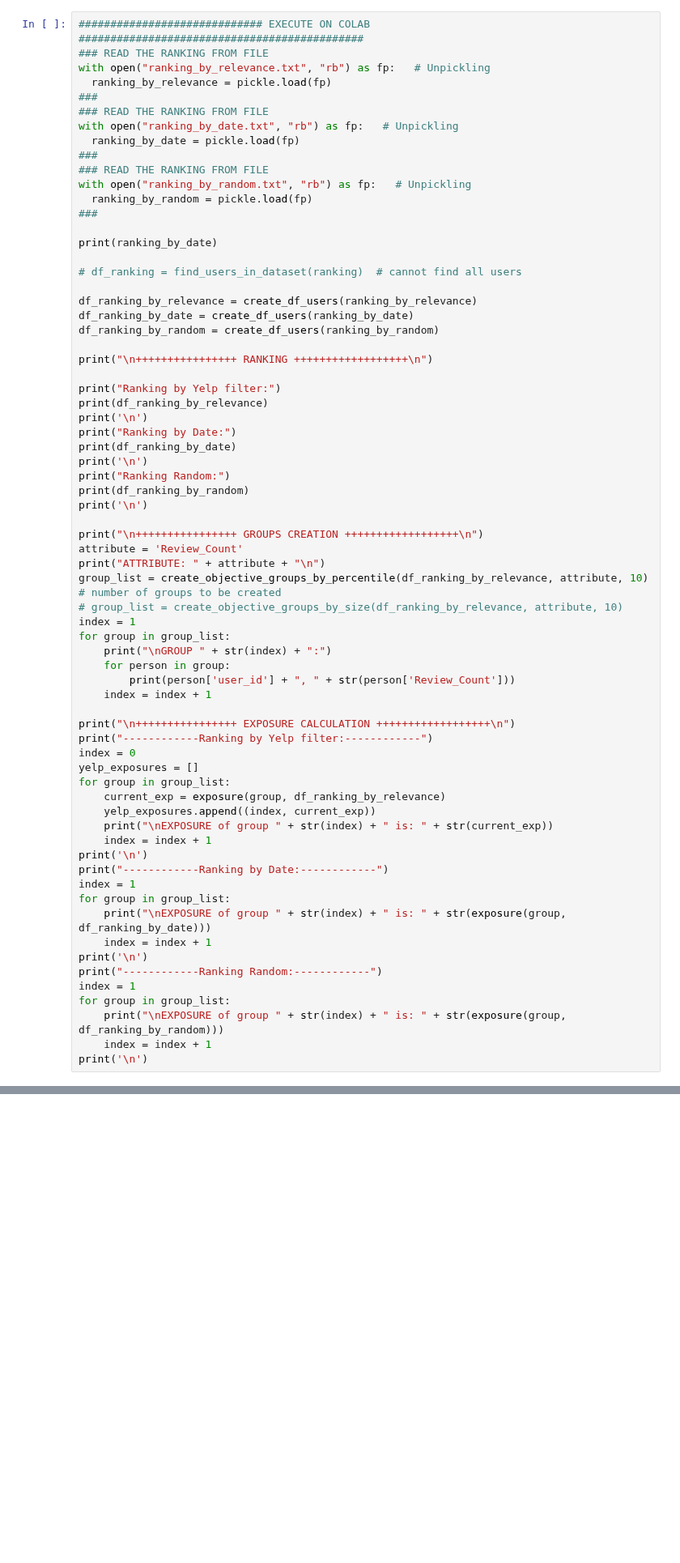
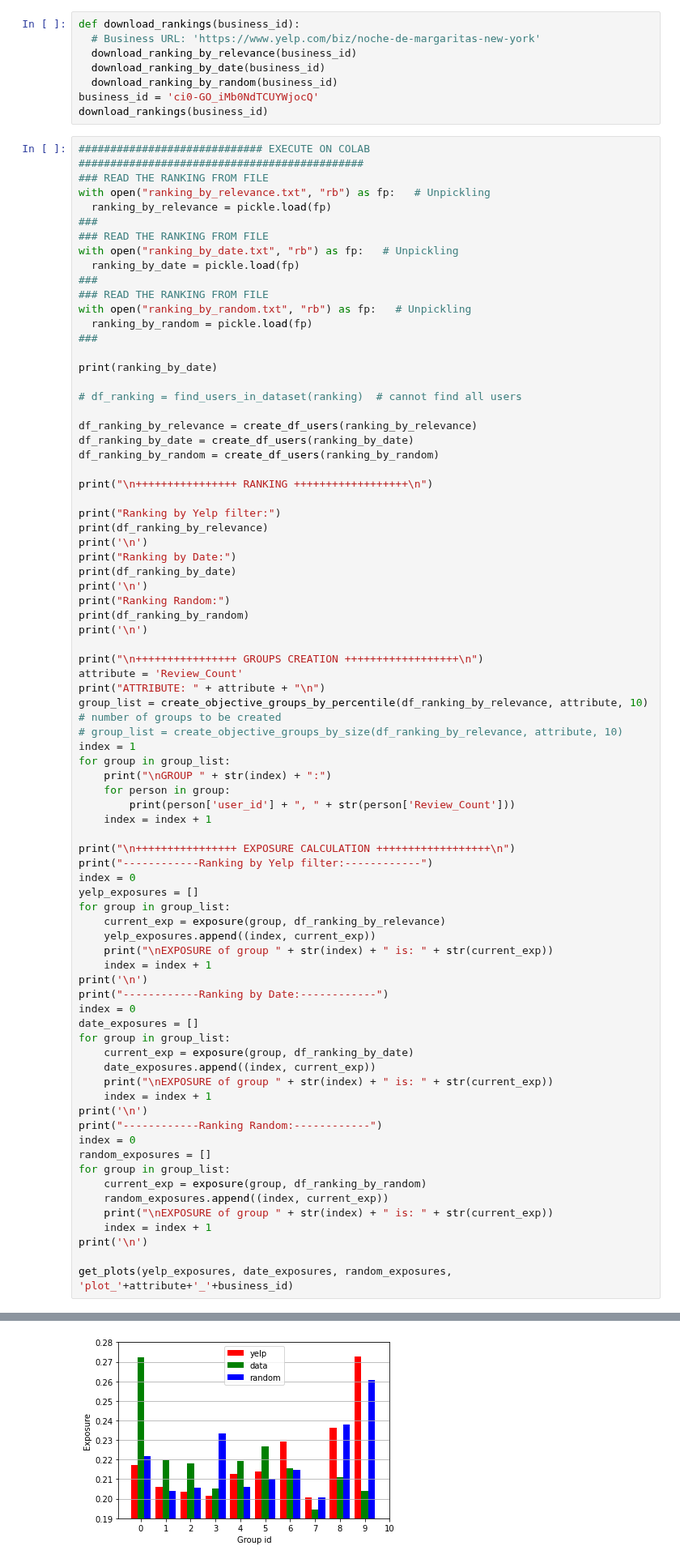
Before and after one commit to EleonoraBartolomucci/Fairness, a Jupyter notebook: exposure.ipynb, the cells around one changed output, grey strips where cells are left out. Shown at 81% size. Saved outputs shown, nothing was run; the diff lists cells and outputs as text; blank space fills up the shorter version.

```diff
--- a/exposure.ipynb
+++ b/exposure.ipynb
@@ -185,3 +161,11 @@ download_ranking_by_random("ci0-GO_iMb0NdTCUYWjocQ")
+# %%
+def download_rankings(business_id):
+  # Business URL: 'https://www.yelp.com/biz/noche-de-margaritas-new-york'
+  download_ranking_by_relevance(business_id)
+  download_ranking_by_date(business_id)
+  download_ranking_by_random(business_id)
+business_id = 'ci0-GO_iMb0NdTCUYWjocQ'
+download_rankings(business_id)
 # %%
 ############################# EXECUTE ON COLAB #############################################
 ### READ THE RANKING FROM FILE
@@ -240,17 +224,25 @@ for group in group_list:
     index = index + 1
 print('\n')
 print("------------Ranking by Date:------------")
-index = 1
+index = 0
+date_exposures = []
 for group in group_list:
-    print("\nEXPOSURE of group " + str(index) + " is: " + str(exposure(group, df_ranking_by_date)))
+    current_exp = exposure(group, df_ranking_by_date)
+    date_exposures.append((index, current_exp))
+    print("\nEXPOSURE of group " + str(index) + " is: " + str(current_exp))
     index = index + 1
 print('\n')
 print("------------Ranking Random:------------")
-index = 1
+index = 0
+random_exposures = []
 for group in group_list:
-    print("\nEXPOSURE of group " + str(index) + " is: " + str(exposure(group, df_ranking_by_random)))
+    current_exp = exposure(group, df_ranking_by_random)
+    random_exposures.append((index, current_exp))
+    print("\nEXPOSURE of group " + str(index) + " is: " + str(current_exp))
     index = index + 1
 print('\n')
+
+get_plots(yelp_exposures, date_exposures, random_exposures, 'plot_'+attribute+'_'+business_id)
 # %% [output]
 [(1, 'E6-NNryKZzt0eBlQFvqtYw', 2), (2, 'nRV0VIm-7fwB-_UgL5PQjA', 21), (3, 'OEdWrFmr01T9pfDb6Auu4g', 3), (4, 'cd2eHx12PMHIws65ChDfYQ', 56), (5, '4E8xk4Q4npb5QhvVu7jQ1A', 1), (6, 'qsZ6hRVKb7HaWu2lOz4YEw ...
 
@@ -271,0 +264 @@ EXPOSURE of group 10 is: 0.24208111378684016
+[figure, added]
```
Also changed, not shown: parts of 6 cells of this notebook.
